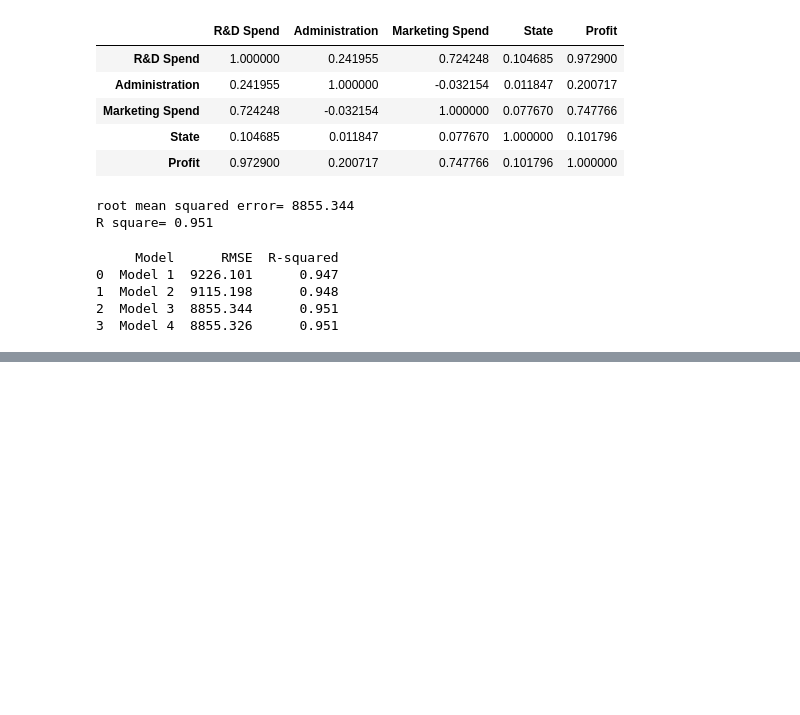
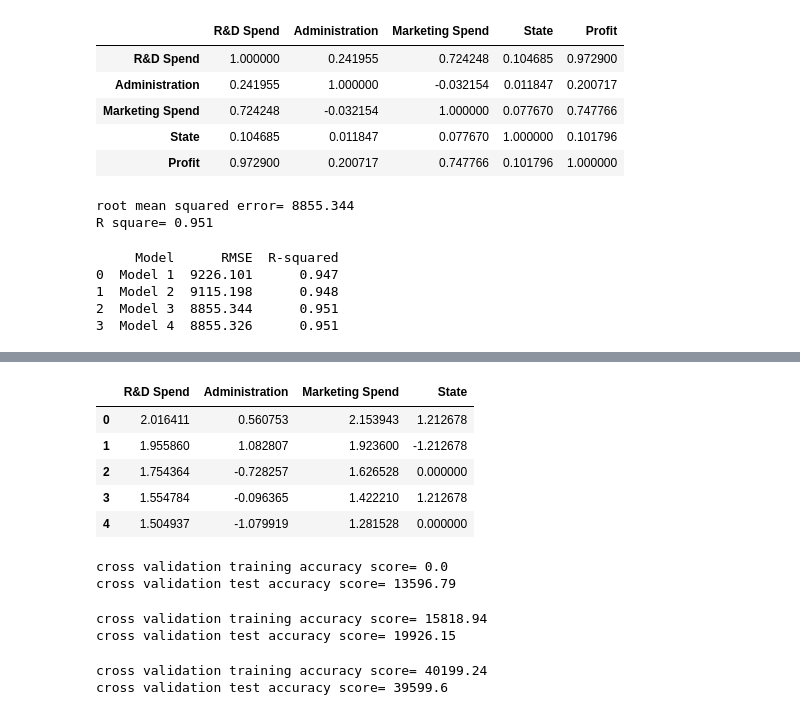
Before and after one commit to RNSHDeepika7/Assignments, a Jupyter notebook: multiple_linear_regression_assnt.ipynb, the cells around one changed output, grey strips where cells are left out. Saved outputs shown, nothing was run; the diff lists cells and outputs as text; code cells hidden in the pictures; blank space fills up the shorter version.

```diff
--- a/multiple_linear_regression_assnt.ipynb
+++ b/multiple_linear_regression_assnt.ipynb
@@ -553,0 +538,77 @@ print(table.to_string())
+# %%
+from sklearn.preprocessing import StandardScaler
+SS=StandardScaler()
+SS_X=SS.fit_transform(X)
+SS_X=pd.DataFrame(SS_X)
+SS_X.columns=list(X)
+SS_X.head()
+# %% [output]
+|  | R&D Spend | Administration | Marketing Spend | State |
+| 0 | 2.016411 | 0.560753 | 2.153943 | 1.212678 |
+| 1 | 1.955860 | 1.082807 | 1.923600 | -1.212678 |
+| 2 | 1.754364 | -0.728257 | 1.626528 | 0.000000 |
+| 3 | 1.554784 | -0.096365 | 1.422210 | 1.212678 |
+| 4 | 1.504937 | -1.079919 | 1.281528 | 0.000000 |
+# %%
+import numpy as np
+from sklearn.tree import DecisionTreeRegressor
+dt_model = DecisionTreeRegressor()
+from sklearn.model_selection import train_test_split
+training_error=[]
+test_error=[]
+for i in range(1,101):
+    X_train,X_test,Y_train,Y_test=train_test_split(SS_X,Y,test_size=0.30,random_state=i)
+    dt_model.fit(X_train,Y_train)
+    Y_pred_train=dt_model.predict(X_train)
+    Y_pred_test=dt_model.predict(X_test)
+    training_error.append(np.sqrt(mean_squared_error(Y_train,Y_pred_train)))
+    test_error.append(np.sqrt(mean_squared_error(Y_test,Y_pred_test)))
+
+print("cross validation training accuracy score=",np.mean(training_error).round(2))
+print("cross validation test accuracy score=",np.mean(test_error).round(2))
+# %% [output]
+cross validation training accuracy score= 0.0
+cross validation test accuracy score= 13596.79
+# %%
+#Bagging regressor
+import numpy as np
+from sklearn.ensemble import BaggingRegressor
+bag_reg = BaggingRegressor(estimator=DecisionTreeRegressor(max_depth=2),n_estimators=100,max_features=0.7,max_samples=0.6,random_state=42,)
+bag_reg.fit(X_train, Y_train)
+from sklearn.model_selection import train_test_split
+training_error=[]
+test_error=[]
+for i in range(1,101):
+    X_train,X_test,Y_train,Y_test=train_test_split(SS_X,Y,test_size=0.30,random_state=i)
+    bag_reg.fit(X_train,Y_train)
+    Y_pred_train=bag_reg.predict(X_train)
+    Y_pred_test=bag_reg.predict(X_test)
+    training_error.append(np.sqrt(mean_squared_error(Y_train,Y_pred_train)))
+    test_error.append(np.sqrt(mean_squared_error(Y_test,Y_pred_test)))
+
+print("cross validation training accuracy score=",np.mean(training_error).round(2))
+print("cross validation test accuracy score=",np.mean(test_error).round(2))
+# %% [output]
+cross validation training accuracy score= 15818.94
+cross validation test accuracy score= 19926.15
+# %%
+#support vector machine
+import numpy as np
+from sklearn.svm import SVR
+svr = SVR(C=1,kernel='linear')
+from sklearn.model_selection import train_test_split
+training_error=[]
+test_error=[]
+for i in range(1,101):
+    X_train,X_test,Y_train,Y_test=train_test_split(SS_X,Y,test_size=0.30,random_state=i)
+    svr.fit(X_train,Y_train)
+    Y_pred_train=svr.predict(X_train)
+    Y_pred_test=svr.predict(X_test)
+    training_error.append(np.sqrt(mean_squared_error(Y_train,Y_pred_train)))
+    test_error.append(np.sqrt(mean_squared_error(Y_test,Y_pred_test)))
+
+print("cross validation training accuracy score=",np.mean(training_error).round(2))
+print("cross validation test accuracy score=",np.mean(test_error).round(2))
+# %% [output]
+cross validation training accuracy score= 40199.24
+cross validation test accuracy score= 39599.6
```
Also changed, not shown: parts of 4 cells of this notebook.
